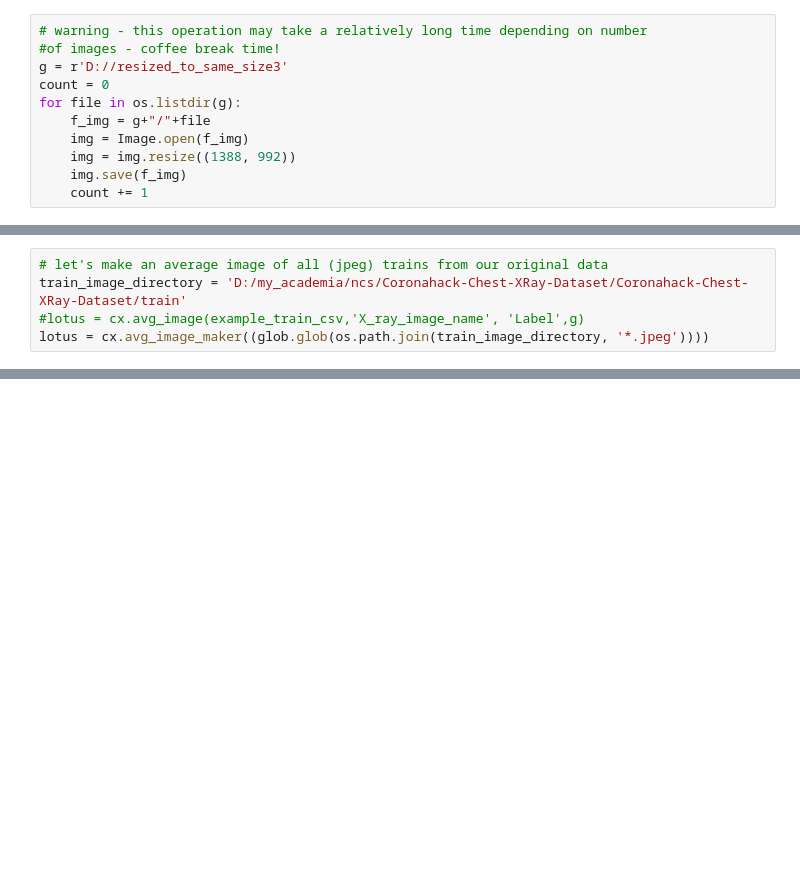
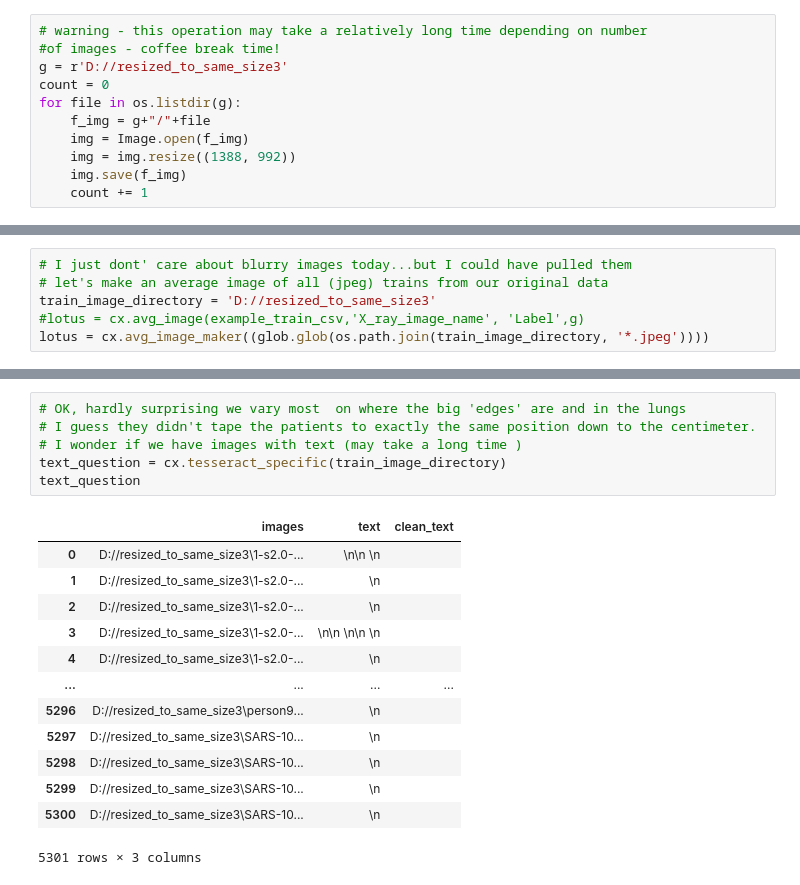
Before and after one commit to drcandacemakedamoore/cleanX, a Jupyter notebook: workflow_demo/cleanX_run_example.ipynb, the cells around one changed output, grey strips where cells are left out. Drawn from its saved outputs; the diff is of its cells as text; blank space fills up the shorter version.

```diff
--- a/workflow_demo/cleanX_run_example.ipynb
+++ b/workflow_demo/cleanX_run_example.ipynb
@@ -525,5 +607,6 @@ You have 5.319750990379174 percent images suspect for blurryness. Examine with f
 # %%
+# I just dont' care about blurry images today...but I could have pulled them
 # let's make an average image of all (jpeg) trains from our original data
-train_image_directory = 'D:/my_academia/ncs/Coronahack-Chest-XRay-Dataset/Coronahack-Chest-XRay-Dataset/train'
+train_image_directory = 'D://resized_to_same_size3'
 #lotus = cx.avg_image(example_train_csv,'X_ray_image_name', 'Label',g)
 lotus = cx.avg_image_maker((glob.glob(os.path.join(train_image_directory, '*.jpeg'))))
@@ -580,0 +666,20 @@ plt.imshow(all_apples)
+# %%
+# OK, hardly surprising we vary most  on where the big 'edges' are and in the lungs
+# I guess they didn't tape the patients to exactly the same position down to the centimeter.
+# I wonder if we have images with text (may take a long time )
+text_question = cx.tesseract_specific(train_image_directory)
+text_question
+# %% [output]
+|  | images | text | clean_text |
+| 0 | D://resized_to_same_size3\1-s2.0-... | \n\n \n |  |
+| 1 | D://resized_to_same_size3\1-s2.0-... | \n |  |
+| 2 | D://resized_to_same_size3\1-s2.0-... | \n |  |
+| 3 | D://resized_to_same_size3\1-s2.0-... | \n\n \n\n \n |  |
+| 4 | D://resized_to_same_size3\1-s2.0-... | \n |  |
+| ... | ... | ... | ... |
+| 5296 | D://resized_to_same_size3\person9... | \n |  |
+| 5297 | D://resized_to_same_size3\SARS-10... | \n |  |
+| 5298 | D://resized_to_same_size3\SARS-10... | \n |  |
+| 5299 | D://resized_to_same_size3\SARS-10... | \n |  |
+| 5300 | D://resized_to_same_size3\SARS-10... | \n |  |
+5301 rows × 3 columns
```
Also changed, not shown: parts of 52 cells of this notebook.
